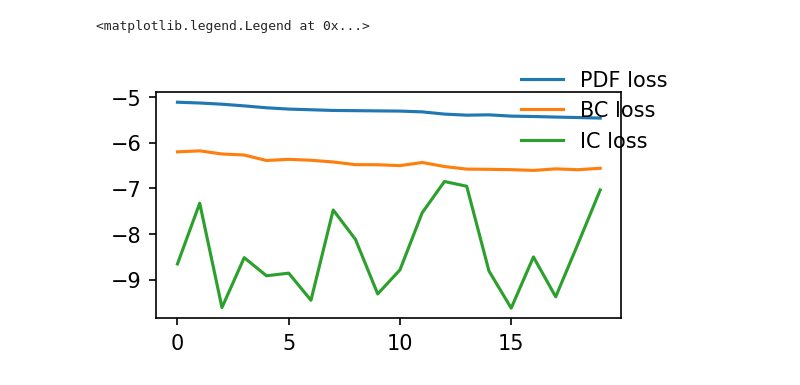
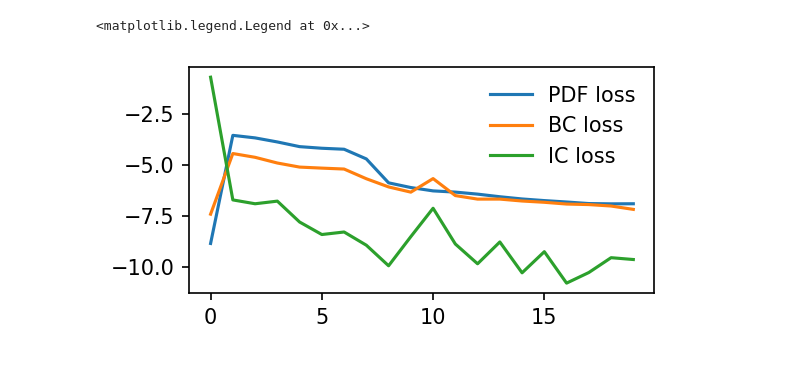
Before and after one commit to ChenggongWang/PINN_pytorch, a Jupyter notebook: Advection_1d.ipynb, the cells around one changed output. Saved outputs shown, nothing was run; the diff lists cells and outputs as text; code cells hidden in the pictures.

```diff
--- a/Advection_1d.ipynb
+++ b/Advection_1d.ipynb
@@ -149,14 +149,12 @@ class PINN():
             loss1 = self.loss_PDE(tx_col_batch)
             loss2 = self.loss_BC()
             loss3 = self.loss_IC()
-            loss = loss1 + loss2 + loss3 # large on IC
-#             loss = loss3
+            loss = loss1 + loss2 + 2*loss3 # large on IC
             # Backpropagation
             optimizer.zero_grad()
             loss.backward()
             optimizer.step()
         return [loss1.item(),loss2.item(),loss3.item()]
-#         return [loss3.item(),loss3.item(),loss3.item()]
     def predict(self,tx_col=None):
         if tx_col is None:
             tx_col = self.tx_col
@@ -188,7 +186,7 @@ def x_trace_back(x_axis,x,t):
 # %%
 %%time
 # set regular grid
-t_axis = np.arange(0,10,0.01,dtype='float32')    # time
+t_axis = np.arange(0,5,0.01,dtype='float32')    # time
 x_axis = np.arange(-1,1+1e-3,0.01,dtype='float32')   # space
 
 def IC_func(x): # set IC
@@ -244,11 +242,11 @@ Wall time: 2min
 # %%
 #plot loss
 loss = np.array(loss)
 fig, axs = plt.subplots(nrows=1,ncols=1, figsize=(4,2),dpi=150)
 axs.plot(np.arange(loss.shape[0]),np.log(loss[:,0]),label='PDF loss')
 axs.plot(np.arange(loss.shape[0]),np.log(loss[:,1]),label='BC loss')
 axs.plot(np.arange(loss.shape[0]),np.log(loss[:,2]),label='IC loss')
-fig.legend(frameon=False)
+axs.legend(frameon=False)
 # %% [output]
 <matplotlib.legend.Legend at 0x...>
-[figure, old version]
+[figure, new version]
```
Also changed, not shown: parts of 5 cells of this notebook.
